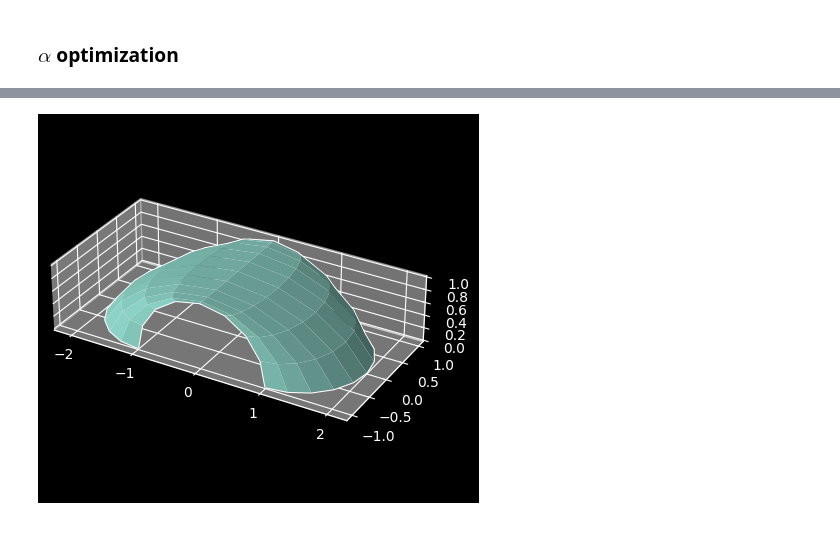
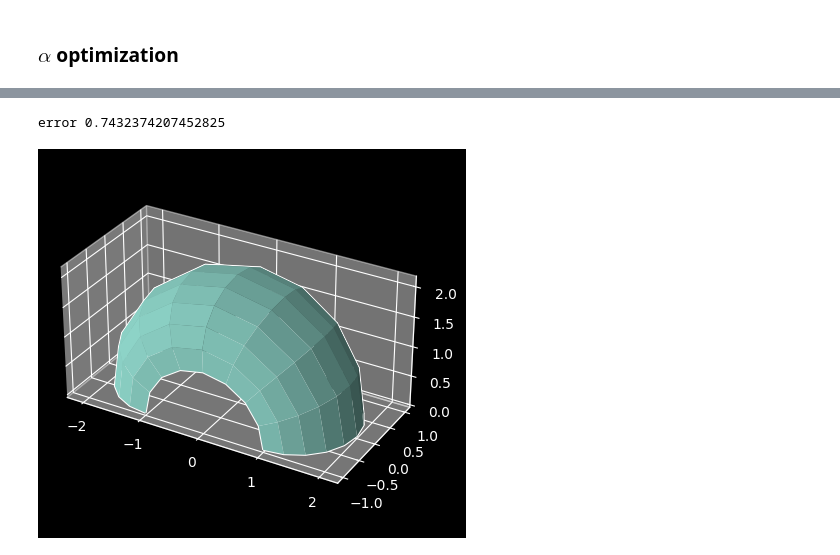
Before and after one commit to njezersek/diskrente-coonsove-ploskve-rpgo, a Jupyter notebook: coons.ipynb, the cells around one changed output, grey strips where cells are left out. Drawn from its saved outputs; the diff is of its cells as text; code cells hidden in the pictures.

Commit message:
Alpha optimization complete

```diff
--- a/coons.ipynb
+++ b/coons.ipynb
@@ -513,0 +537,30 @@ for i, n in enumerate(range(3,12)):
+# %%
+def error_function(P):
+	def compute_error(get_slice, n):
+		ref1 = curve_angles(get_slice(0))
+		ref2 = curve_angles(get_slice(-1))
+		err = np.zeros_like(ref1)
+		for i in range(0, n):
+			err += np.abs(curve_angles(get_slice(i)) - ref1)
+			err += np.abs(curve_angles(get_slice(i)) - ref2)
+		err /= n
+		return err.sum()
+
+	return compute_error(lambda i: P[:,i], P.shape[1]) + compute_error(lambda i: P[i,:], P.shape[0])
+# %%
+P = construct_example()
+def f(alpha):
+	mask = construct_mask(alpha)
+	coons(P[:,:,0], mask)
+	coons(P[:,:,1], mask)
+	coons(P[:,:,2], mask)
+
+	return error_function(P)
+
+alphas = np.linspace(-1, 1, 1000)
+err = [f(a) for a in alphas]
+
+plt.plot(alphas, err)
+
+best_alpha = alphas[np.argmin(err)]
+print(f"{best_alpha = }")
@@ -514,15 +570,18 @@ for i, n in enumerate(range(3,12)):
 # %%
 P = construct_example()
 
-mask = construct_mask(-0.25)
+mask = construct_mask(best_alpha)
 
 coons(P[:,:,0], mask)
 coons(P[:,:,1], mask)
 coons(P[:,:,2], mask)
 
 ax = plt.figure().add_subplot(projection='3d')
 ax.plot_wireframe(P[:,:,0], P[:,:,1], P[:,:,2])
 ax.plot_surface(P[:,:,0], P[:,:,1], P[:,:,2])
 ax.set_aspect('equal')
+
+print("error", error_function(P))
 # %% [output]
+error 0.7432374207452825
-[figure, old version]
+[figure, new version]
```
Also changed, not shown: parts of 4 cells of this notebook.
